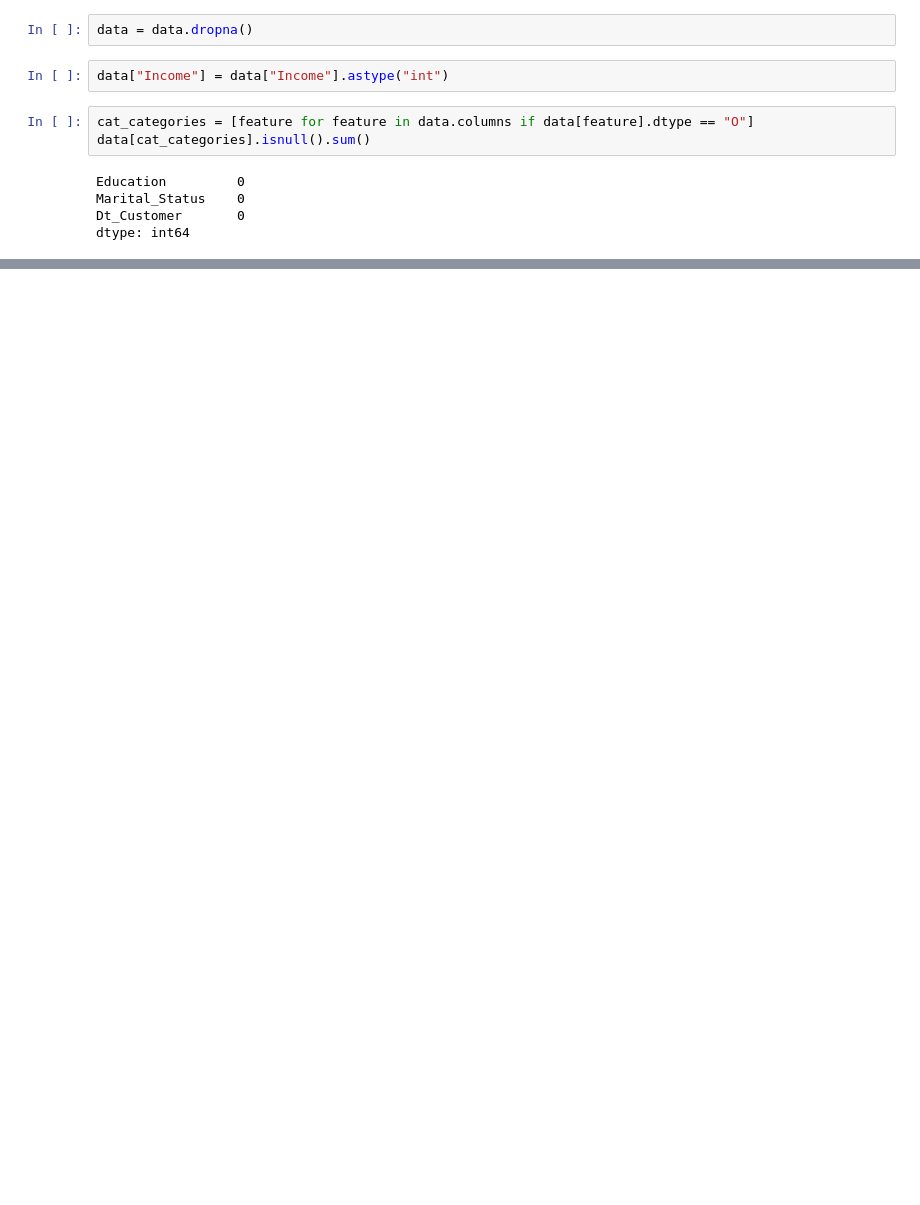
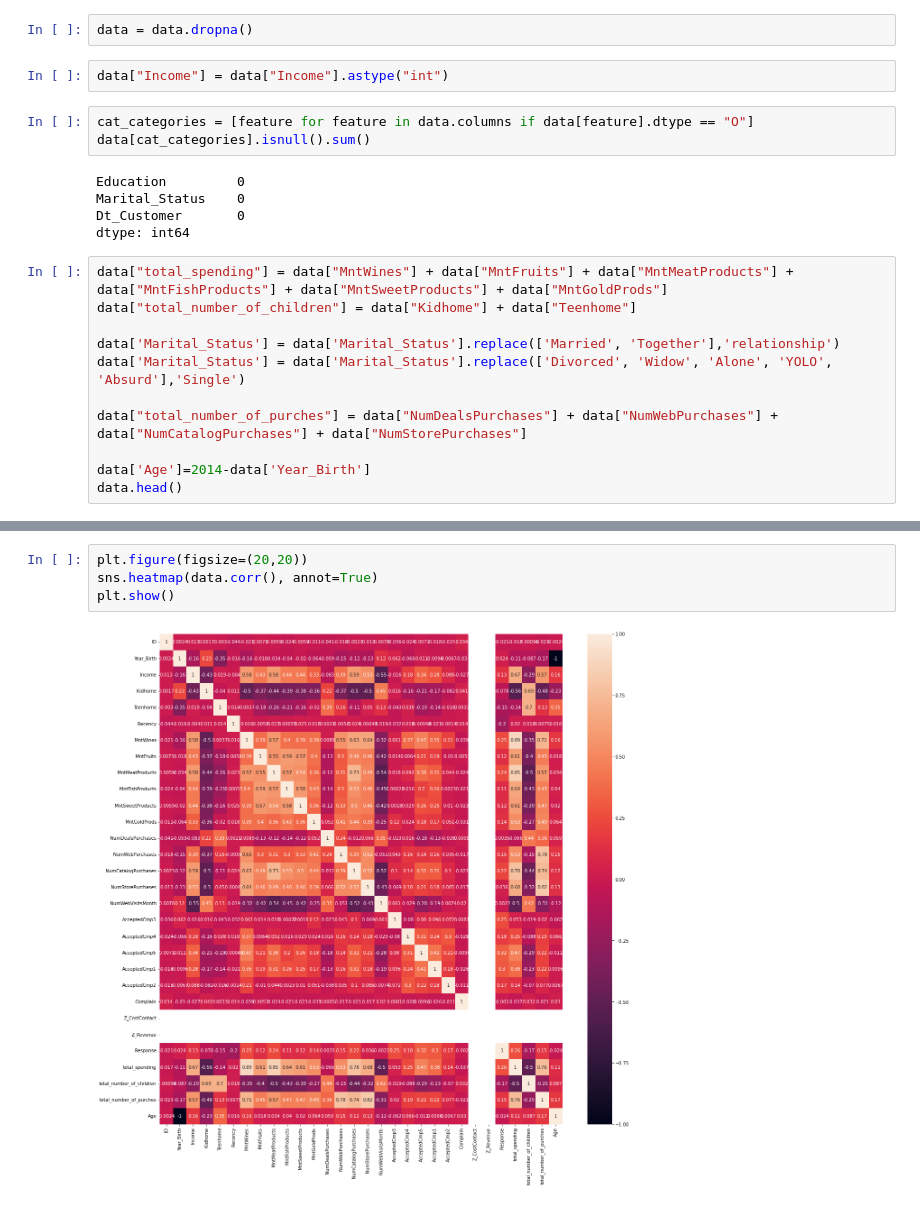
Before and after one commit to everydaycodings/Data-Science-End-To-End-Notebook-Project, a Jupyter notebook: Customer_Personality_Analysis.ipynb, the cells around one changed output, grey strips where cells are left out. Cells and saved outputs as stored; diff of their text form; blank space fills up the shorter version.

```diff
--- a/Customer_Personality_Analysis.ipynb
+++ b/Customer_Personality_Analysis.ipynb
@@ -71,3 +71,14 @@ Education         0
 Marital_Status    0
 Dt_Customer       0
 dtype: int64
+# %%
+data["total_spending"] = data["MntWines"] + data["MntFruits"] + data["MntMeatProducts"] + data["MntFishProducts"] + data["MntSweetProducts"] + data["MntGoldProds"]
+data["total_number_of_children"] = data["Kidhome"] + data["Teenhome"]
+
+data['Marital_Status'] = data['Marital_Status'].replace(['Married', 'Together'],'relationship')
+data['Marital_Status'] = data['Marital_Status'].replace(['Divorced', 'Widow', 'Alone', 'YOLO', 'Absurd'],'Single')
+
+data["total_number_of_purches"] = data["NumDealsPurchases"] + data["NumWebPurchases"] + data["NumCatalogPurchases"] + data["NumStorePurchases"]
+
+data['Age']=2014-data['Year_Birth']
+data.head()
@@ -73,0 +92,6 @@ dtype: int64
+# %%
+plt.figure(figsize=(20,20))
+sns.heatmap(data.corr(), annot=True)
+plt.show()
+# %% [output]
+[figure, added]
```
Also changed, not shown: parts of 4 cells of this notebook, 1 other file.
